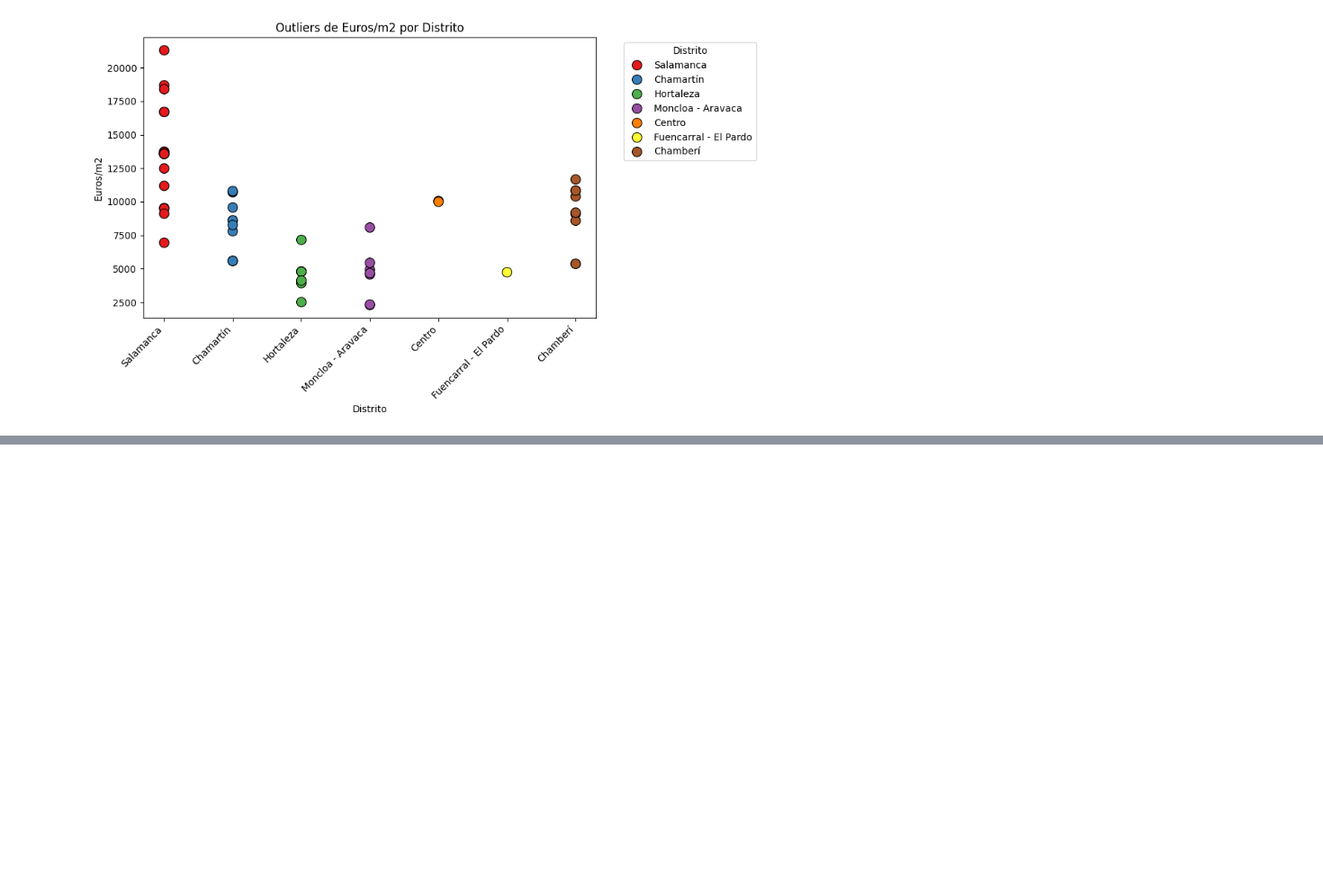
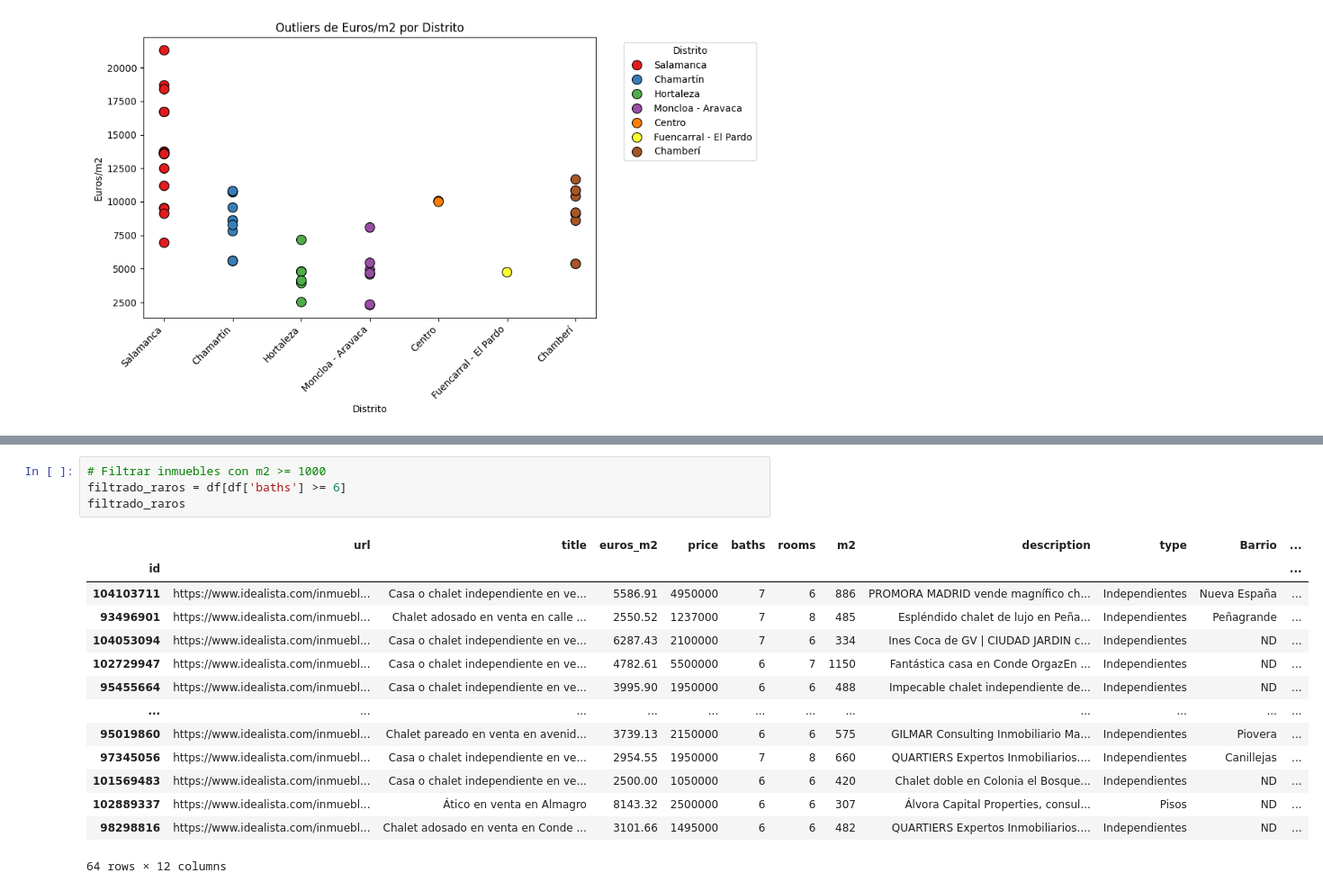
Before and after one commit to angelgvill/DS_Analisis_Datos, a Jupyter notebook: notebooks/02_Analisis_exploratorio.ipynb, the cells around one changed output, grey strips where cells are left out. Shown at 90% size. Drawn from its saved outputs; the diff is of its cells as text; blank space fills up the shorter version.

```diff
--- a/notebooks/02_Analisis_exploratorio.ipynb
+++ b/notebooks/02_Analisis_exploratorio.ipynb
@@ -888,0 +909,19 @@ plt.show()
+# %%
+# Filtrar inmuebles con m2 >= 1000
+filtrado_raros = df[df['baths'] >= 6]
+filtrado_raros
+# %% [output]
+|  | url | title | euros_m2 | price | baths | rooms | m2 | description | type | Barrio | ... |
+| id |  |  |  |  |  |  |  |  |  |  | ... |
+| 104103711 | https://www.idealista.com/inmuebl... | Casa o chalet independiente en ve... | 5586.91 | 4950000 | 7 | 6 | 886 | PROMORA MADRID vende magnífico ch... | Independientes | Nueva España | ... |
+| 93496901 | https://www.idealista.com/inmuebl... | Chalet adosado en venta en calle ... | 2550.52 | 1237000 | 7 | 8 | 485 | Espléndido chalet de lujo en Peña... | Independientes | Peñagrande | ... |
+| 104053094 | https://www.idealista.com/inmuebl... | Casa o chalet independiente en ve... | 6287.43 | 2100000 | 7 | 6 | 334 | Ines Coca de GV | CIUDAD JARDIN c... | Independientes | ND | ... |
+| 102729947 | https://www.idealista.com/inmuebl... | Casa o chalet independiente en ve... | 4782.61 | 5500000 | 6 | 7 | 1150 | Fantástica casa en Conde OrgazEn ... | Independientes | ND | ... |
+| 95455664 | https://www.idealista.com/inmuebl... | Casa o chalet independiente en ve... | 3995.90 | 1950000 | 6 | 6 | 488 | Impecable chalet independiente de... | Independientes | ND | ... |
+| ... | ... | ... | ... | ... | ... | ... | ... | ... | ... | ... | ... |
+| 95019860 | https://www.idealista.com/inmuebl... | Chalet pareado en venta en avenid... | 3739.13 | 2150000 | 6 | 6 | 575 | GILMAR Consulting Inmobiliario Ma... | Independientes | Piovera | ... |
+| 97345056 | https://www.idealista.com/inmuebl... | Casa o chalet independiente en ve... | 2954.55 | 1950000 | 7 | 8 | 660 | QUARTIERS Expertos Inmobiliarios.... | Independientes | Canillejas | ... |
+| 101569483 | https://www.idealista.com/inmuebl... | Casa o chalet independiente en ve... | 2500.00 | 1050000 | 6 | 6 | 420 | Chalet doble en Colonia el Bosque... | Independientes | ND | ... |
+| 102889337 | https://www.idealista.com/inmuebl... | Ático en venta en Almagro | 8143.32 | 2500000 | 6 | 6 | 307 | Álvora Capital Properties, consul... | Pisos | ND | ... |
+| 98298816 | https://www.idealista.com/inmuebl... | Chalet adosado en venta en Conde ... | 3101.66 | 1495000 | 6 | 6 | 482 | QUARTIERS Expertos Inmobiliarios.... | Independientes | ND | ... |
+64 rows × 12 columns
```
Also changed, not shown: parts of 3 cells of this notebook, 8 other files.
